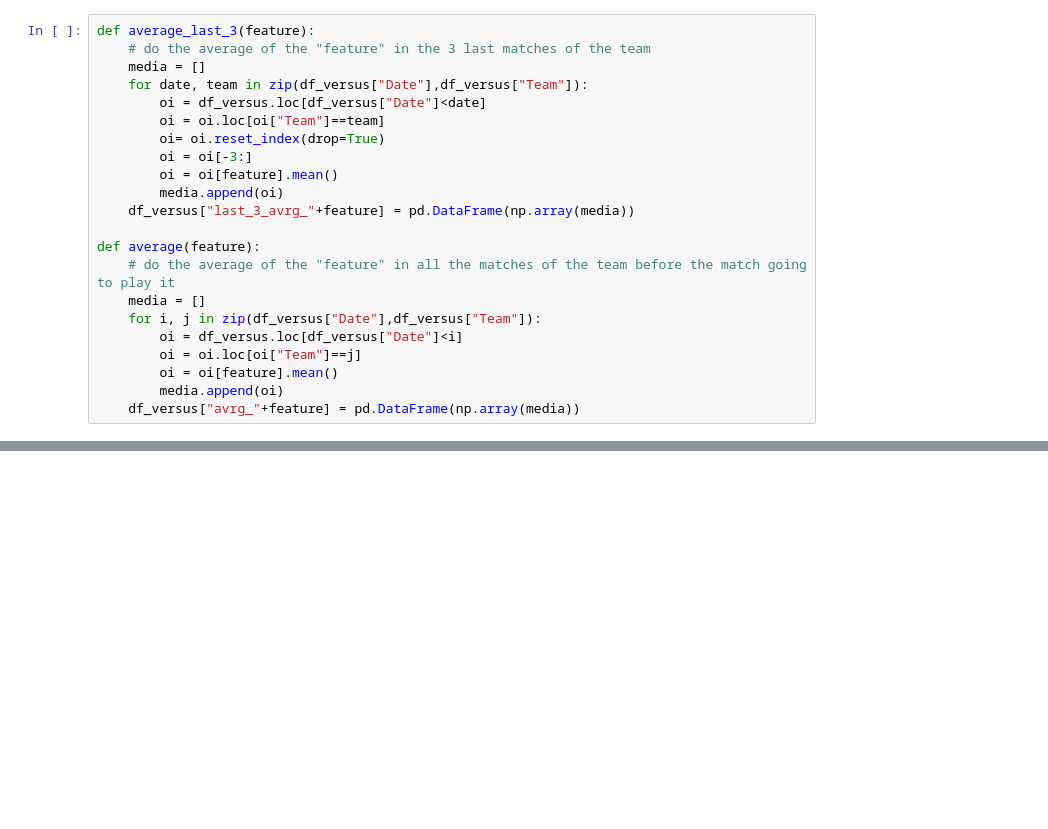
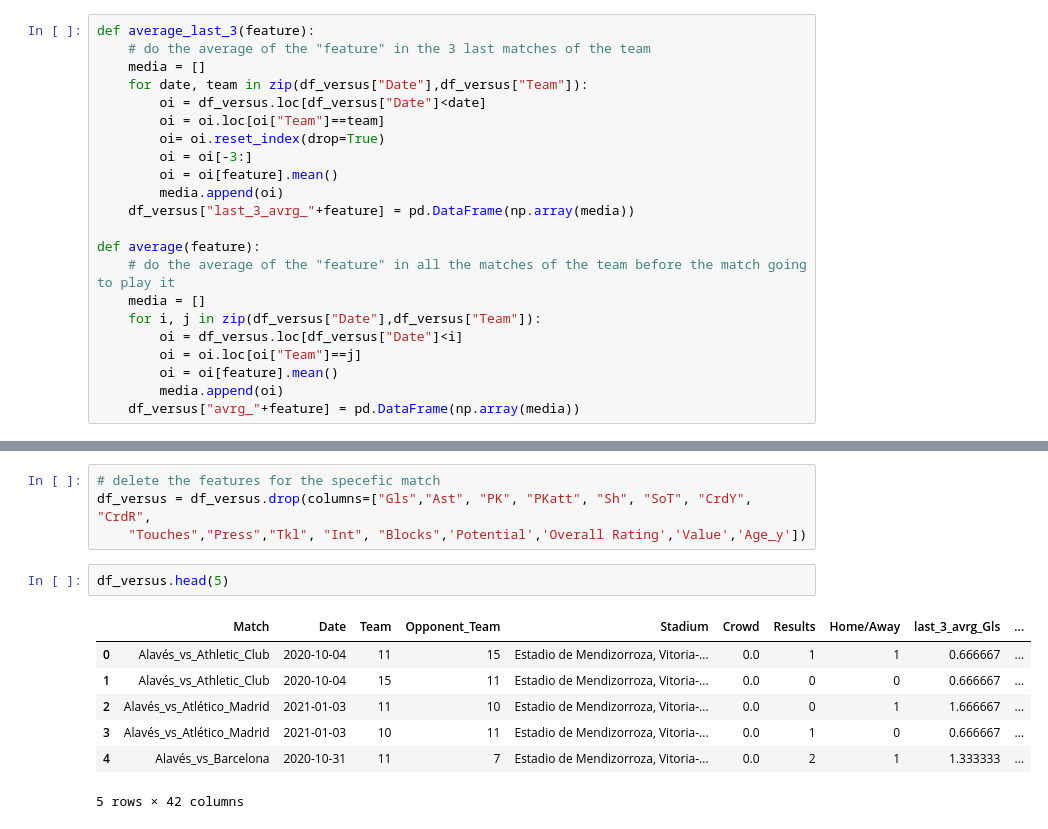
Before and after one commit to NourJamoussi/LaLigaPrediction, a Jupyter notebook: Malis_Project_V1.ipynb, the cells around one changed output, grey strips where cells are left out. Saved outputs shown, nothing was run; the diff lists cells and outputs as text; blank space fills up the shorter version.

```diff
--- a/Malis_Project_V1.ipynb
+++ b/Malis_Project_V1.ipynb
@@ -978,0 +527,14 @@ Random Forest :  0.443078947368421
+# %%
+# delete the features for the specefic match
+df_versus = df_versus.drop(columns=["Gls","Ast", "PK", "PKatt", "Sh", "SoT", "CrdY", "CrdR",
+    "Touches","Press","Tkl", "Int", "Blocks",'Potential','Overall Rating','Value','Age_y'])
+# %%
+df_versus.head(5)
+# %% [output]
+|  | Match | Date | Team | Opponent_Team | Stadium | Crowd | Results | Home/Away | last_3_avrg_Gls | ... |
+| 0 | Alavés_vs_Athletic_Club | 2020-10-04 | 11 | 15 | Estadio de Mendizorroza, Vitoria-... | 0.0 | 1 | 1 | 0.666667 | ... |
+| 1 | Alavés_vs_Athletic_Club | 2020-10-04 | 15 | 11 | Estadio de Mendizorroza, Vitoria-... | 0.0 | 0 | 0 | 0.666667 | ... |
+| 2 | Alavés_vs_Atlético_Madrid | 2021-01-03 | 11 | 10 | Estadio de Mendizorroza, Vitoria-... | 0.0 | 0 | 1 | 1.666667 | ... |
+| 3 | Alavés_vs_Atlético_Madrid | 2021-01-03 | 10 | 11 | Estadio de Mendizorroza, Vitoria-... | 0.0 | 1 | 0 | 0.666667 | ... |
+| 4 | Alavés_vs_Barcelona | 2020-10-31 | 11 | 7 | Estadio de Mendizorroza, Vitoria-... | 0.0 | 2 | 1 | 1.333333 | ... |
+5 rows × 42 columns
```
Also changed, not shown: parts of 46 cells of this notebook, 1 other file.
